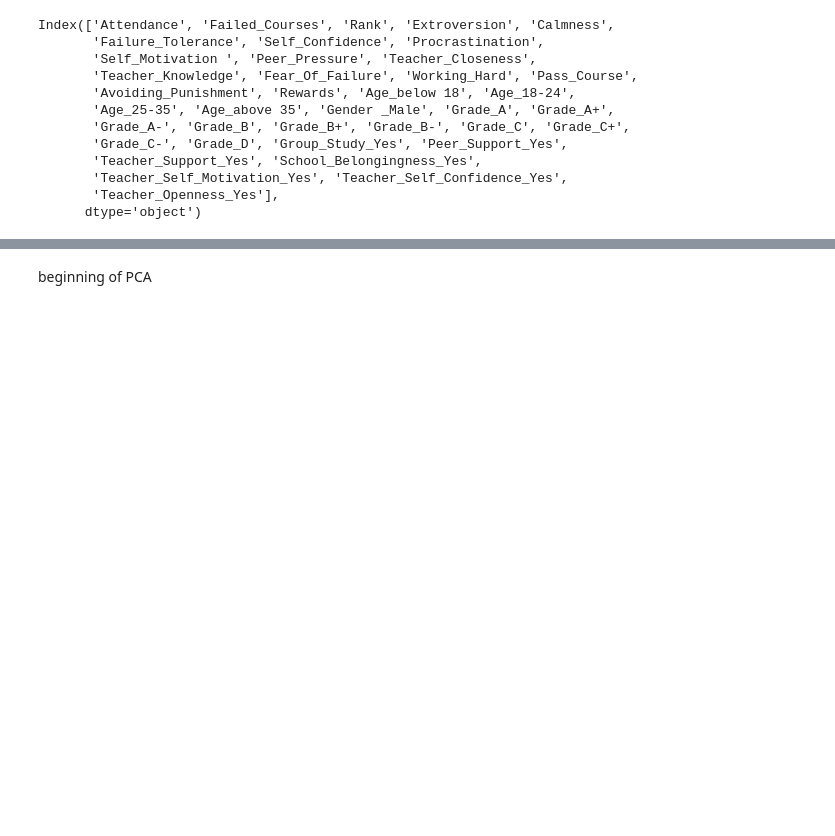
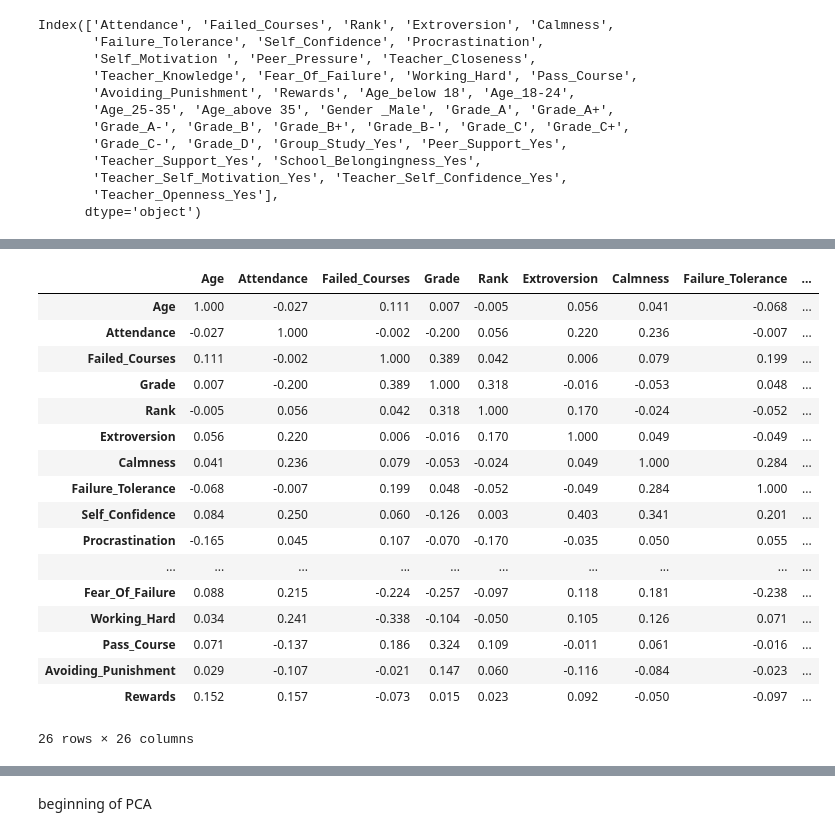
Before and after one commit to habibaelgendy/Thesis, a Jupyter notebook: _Copy_2_of_Habiba_RF_thesis.ipynb, the cells around one changed output, grey strips where cells are left out. Saved outputs shown, nothing was run; the diff lists cells and outputs as text; code cells hidden in the pictures; blank space fills up the shorter version.

```diff
--- a/_Copy_2_of_Habiba_RF_thesis.ipynb
+++ b/_Copy_2_of_Habiba_RF_thesis.ipynb
@@ -265,0 +347,22 @@ Index(['Attendance', 'Failed_Courses', 'Rank', 'Extroversion', 'Calmness',
+# %%
+cormat = df_corr.corr()
+round(cormat,3)
+# %% [output]
+|  | Age | Attendance | Failed_Courses | Grade | Rank | Extroversion | Calmness | Failure_Tolerance | ... |
+| Age | 1.000 | -0.027 | 0.111 | 0.007 | -0.005 | 0.056 | 0.041 | -0.068 | ... |
+| Attendance | -0.027 | 1.000 | -0.002 | -0.200 | 0.056 | 0.220 | 0.236 | -0.007 | ... |
+| Failed_Courses | 0.111 | -0.002 | 1.000 | 0.389 | 0.042 | 0.006 | 0.079 | 0.199 | ... |
+| Grade | 0.007 | -0.200 | 0.389 | 1.000 | 0.318 | -0.016 | -0.053 | 0.048 | ... |
+| Rank | -0.005 | 0.056 | 0.042 | 0.318 | 1.000 | 0.170 | -0.024 | -0.052 | ... |
+| Extroversion | 0.056 | 0.220 | 0.006 | -0.016 | 0.170 | 1.000 | 0.049 | -0.049 | ... |
+| Calmness | 0.041 | 0.236 | 0.079 | -0.053 | -0.024 | 0.049 | 1.000 | 0.284 | ... |
+| Failure_Tolerance | -0.068 | -0.007 | 0.199 | 0.048 | -0.052 | -0.049 | 0.284 | 1.000 | ... |
+| Self_Confidence | 0.084 | 0.250 | 0.060 | -0.126 | 0.003 | 0.403 | 0.341 | 0.201 | ... |
+| Procrastination | -0.165 | 0.045 | 0.107 | -0.070 | -0.170 | -0.035 | 0.050 | 0.055 | ... |
+| ... | ... | ... | ... | ... | ... | ... | ... | ... | ... |
+| Fear_Of_Failure | 0.088 | 0.215 | -0.224 | -0.257 | -0.097 | 0.118 | 0.181 | -0.238 | ... |
+| Working_Hard | 0.034 | 0.241 | -0.338 | -0.104 | -0.050 | 0.105 | 0.126 | 0.071 | ... |
+| Pass_Course | 0.071 | -0.137 | 0.186 | 0.324 | 0.109 | -0.011 | 0.061 | -0.016 | ... |
+| Avoiding_Punishment | 0.029 | -0.107 | -0.021 | 0.147 | 0.060 | -0.116 | -0.084 | -0.023 | ... |
+| Rewards | 0.152 | 0.157 | -0.073 | 0.015 | 0.023 | 0.092 | -0.050 | -0.097 | ... |
+26 rows × 26 columns
```
Also changed, not shown: parts of 9 cells of this notebook.
